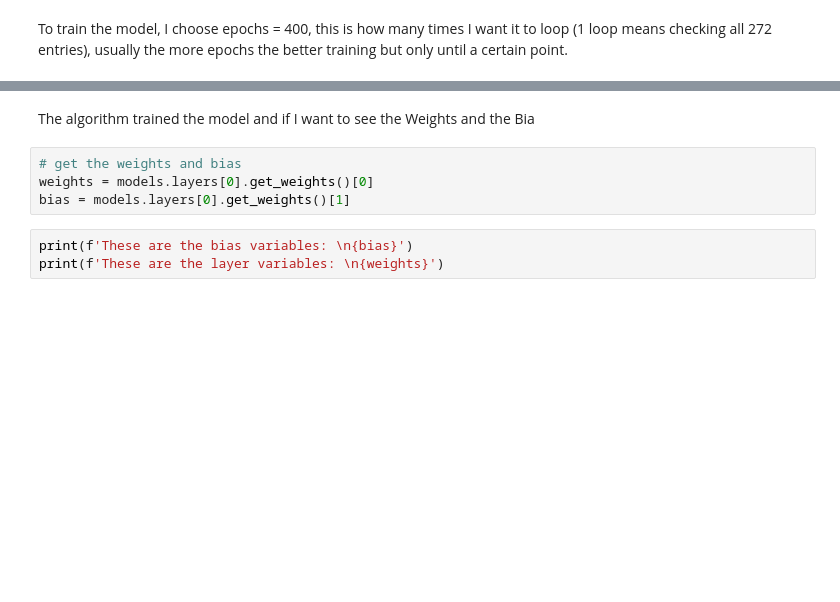
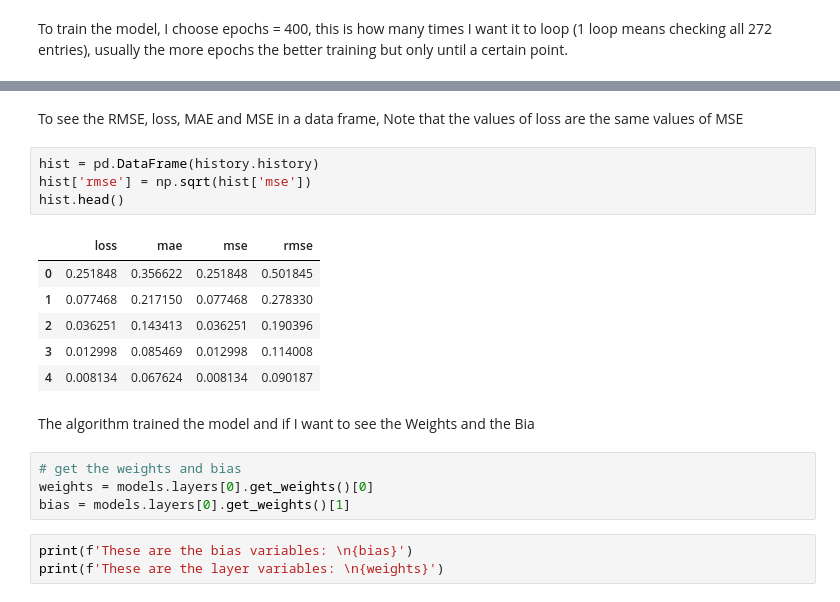
Before and after one commit to montwa/Ryerson, a Jupyter notebook: Coffee Price Regression Analysis.ipynb, the cells around one changed output, grey strips where cells are left out. Saved outputs shown, nothing was run; the diff lists cells and outputs as text; blank space fills up the shorter version.

```diff
--- a/Coffee Price Regression Analysis.ipynb
+++ b/Coffee Price Regression Analysis.ipynb
@@ -1507,3 +1521,16 @@ Training time: 11.041236639022827s
+# %% [markdown]
+To see the RMSE, loss, MAE and MSE in a data frame, Note that the values of loss are the same values of MSE
+# %%
+hist = pd.DataFrame(history.history)
+hist['rmse'] = np.sqrt(hist['mse'])
+hist.head()
+# %% [output]
+|  | loss | mae | mse | rmse |
+| 0 | 0.251848 | 0.356622 | 0.251848 | 0.501845 |
+| 1 | 0.077468 | 0.217150 | 0.077468 | 0.278330 |
+| 2 | 0.036251 | 0.143413 | 0.036251 | 0.190396 |
+| 3 | 0.012998 | 0.085469 | 0.012998 | 0.114008 |
+| 4 | 0.008134 | 0.067624 | 0.008134 | 0.090187 |
 # %% [markdown]
 The algorithm trained the model and if I want to see the Weights and the Bia
 # %%
```
Also changed, not shown: parts of 39 cells of this notebook, 3 other files.
